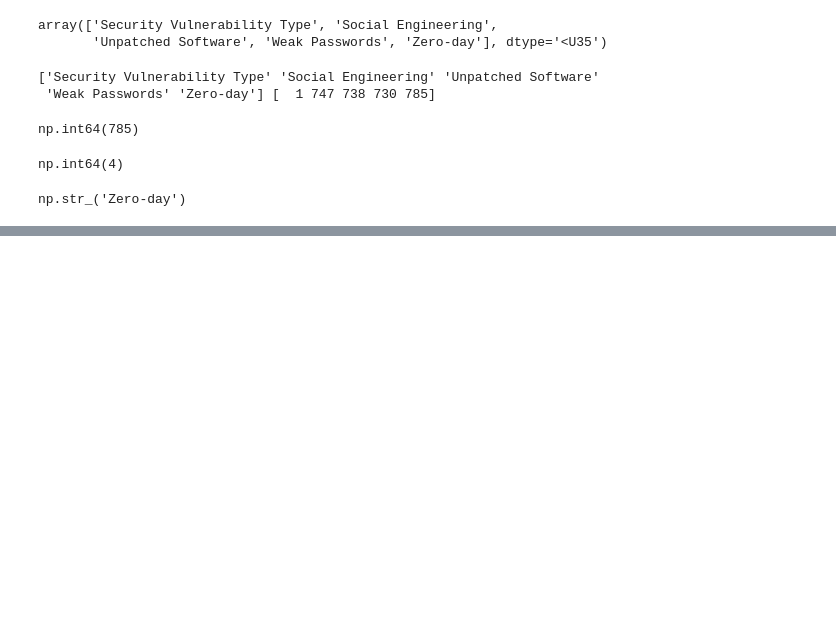
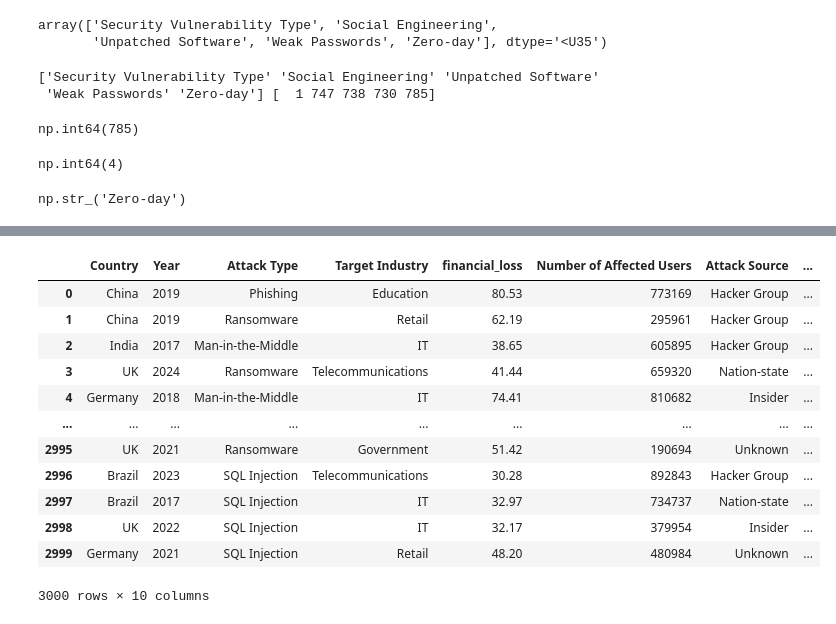
Before and after one commit to kingping77777/cyber-threat-log-analyzer, a Jupyter notebook: notebooks/exploration.ipynb, the cells around one changed output, grey strips where cells are left out. Cells and saved outputs as stored; diff of their text form; code cells hidden in the pictures; blank space fills up the shorter version.

```diff
--- a/notebooks/exploration.ipynb
+++ b/notebooks/exploration.ipynb
@@ -255,0 +476,3 @@ np.str_('Zero-day')
+# %%
+#Feature 4.2 — Loss Per User
+df["loss per user"]= df["Financial Loss (in Million $)"] / df["Number of Affected Users"]
@@ -255,0 +488,3 @@ np.str_('Zero-day')
+# %%
+#Feature 4.3 — Resolution Efficiency
+df["Resolution Efficeincy"]= df["Incident Resolution Time (in Hours)"] / df["Number of Affected Users"]
@@ -255,0 +582,18 @@ np.str_('Zero-day')
+# %%
+#Phase 6 — Data Transformation
+#feature 6.1 renaming the feature coulumn
+df.rename(columns={"Financial Loss (in Million $)":"financial_loss"})
+# %% [output]
+|  | Country | Year | Attack Type | Target Industry | financial_loss | Number of Affected Users | Attack Source | ... |
+| 0 | China | 2019 | Phishing | Education | 80.53 | 773169 | Hacker Group | ... |
+| 1 | China | 2019 | Ransomware | Retail | 62.19 | 295961 | Hacker Group | ... |
+| 2 | India | 2017 | Man-in-the-Middle | IT | 38.65 | 605895 | Hacker Group | ... |
+| 3 | UK | 2024 | Ransomware | Telecommunications | 41.44 | 659320 | Nation-state | ... |
+| 4 | Germany | 2018 | Man-in-the-Middle | IT | 74.41 | 810682 | Insider | ... |
+| ... | ... | ... | ... | ... | ... | ... | ... | ... |
+| 2995 | UK | 2021 | Ransomware | Government | 51.42 | 190694 | Unknown | ... |
+| 2996 | Brazil | 2023 | SQL Injection | Telecommunications | 30.28 | 892843 | Hacker Group | ... |
+| 2997 | Brazil | 2017 | SQL Injection | IT | 32.97 | 734737 | Nation-state | ... |
+| 2998 | UK | 2022 | SQL Injection | IT | 32.17 | 379954 | Insider | ... |
+| 2999 | Germany | 2021 | SQL Injection | Retail | 48.20 | 480984 | Unknown | ... |
+3000 rows × 10 columns
```
Also changed, not shown: parts of 46 cells of this notebook, 2 other files.
